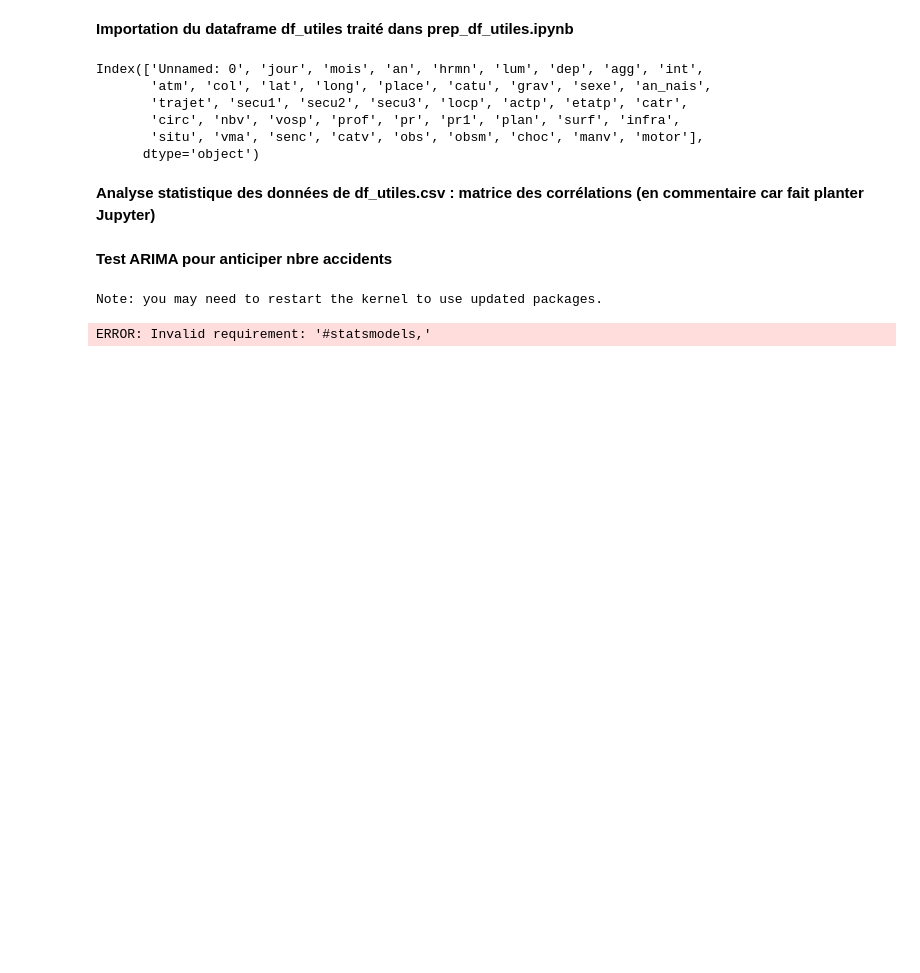
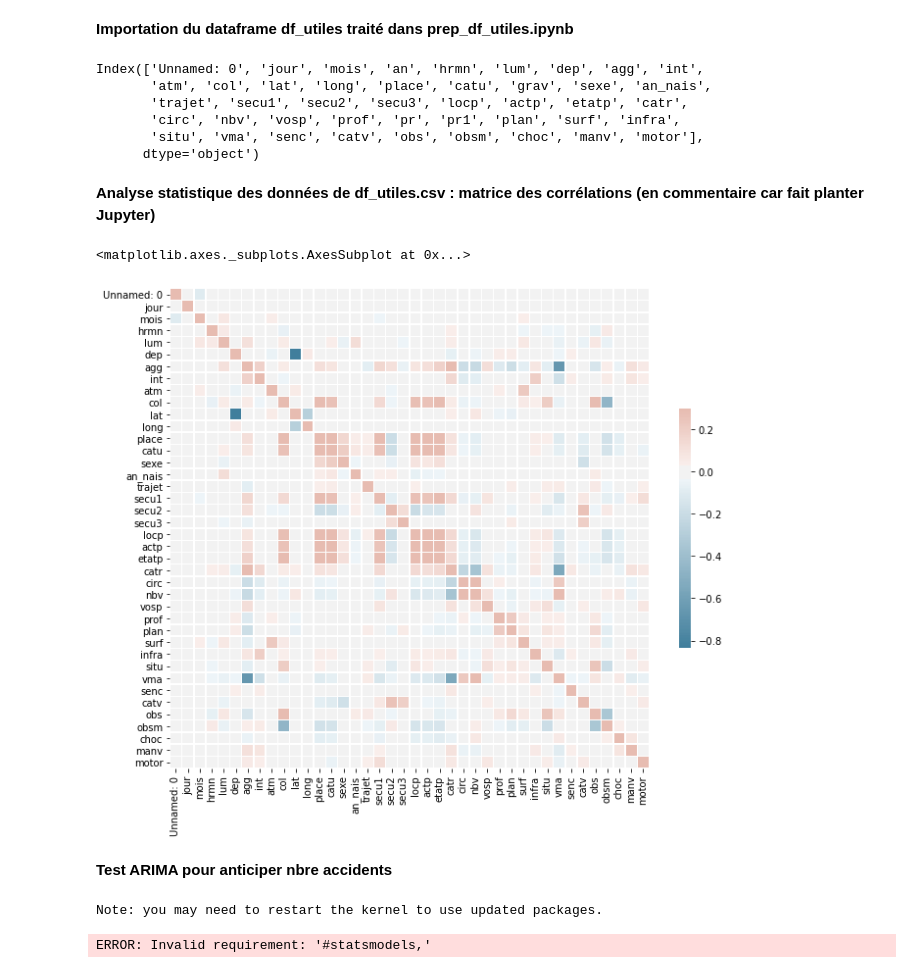
Before and after one commit to helene-78/Accidents, a Jupyter notebook: regression_arima.ipynb, the cells around one changed output. Cells and saved outputs as stored; diff of their text form; code cells hidden in the pictures; blank space fills up the shorter version.

Commit message:
Update regression_arima.ipynb
Heatmap s'affiche, Dash aussi, mais pas le reste

```diff
--- a/regression_arima.ipynb
+++ b/regression_arima.ipynb
@@ -53,10 +53,13 @@ df_utiles['catv'] = df_utiles['catv'].apply(func)
 # %% [markdown]
 **Analyse statistique des données de df_utiles.csv : matrice des corrélations (en commentaire car fait planter Jupyter)**
 # %%
-#corr = df_utiles.drop(['an', 'presence_deces'], axis=1).corr()
-#f, ax = plt.subplots(figsize=(11, 9))
-#cmap = sns.diverging_palette(230, 20, as_cmap=True)
-#sns.heatmap(corr, cmap=cmap, vmax=.3, center=0, square=True, linewidths=.5, cbar_kws={"shrink": .5})
+corr = df_utiles.drop(['an', 'grav'], axis=1).corr()
+f, ax = plt.subplots(figsize=(11, 9))
+cmap = sns.diverging_palette(230, 20, as_cmap=True)
+sns.heatmap(corr, cmap=cmap, vmax=.3, center=0, square=True, linewidths=.5, cbar_kws={"shrink": .5})
+# %% [output]
+<matplotlib.axes._subplots.AxesSubplot at 0x...>
+[figure, added]
 # %% [markdown]
 **Test ARIMA pour anticiper nbre accidents**
 # %%
```
Also changed, not shown: parts of 6 cells of this notebook.
